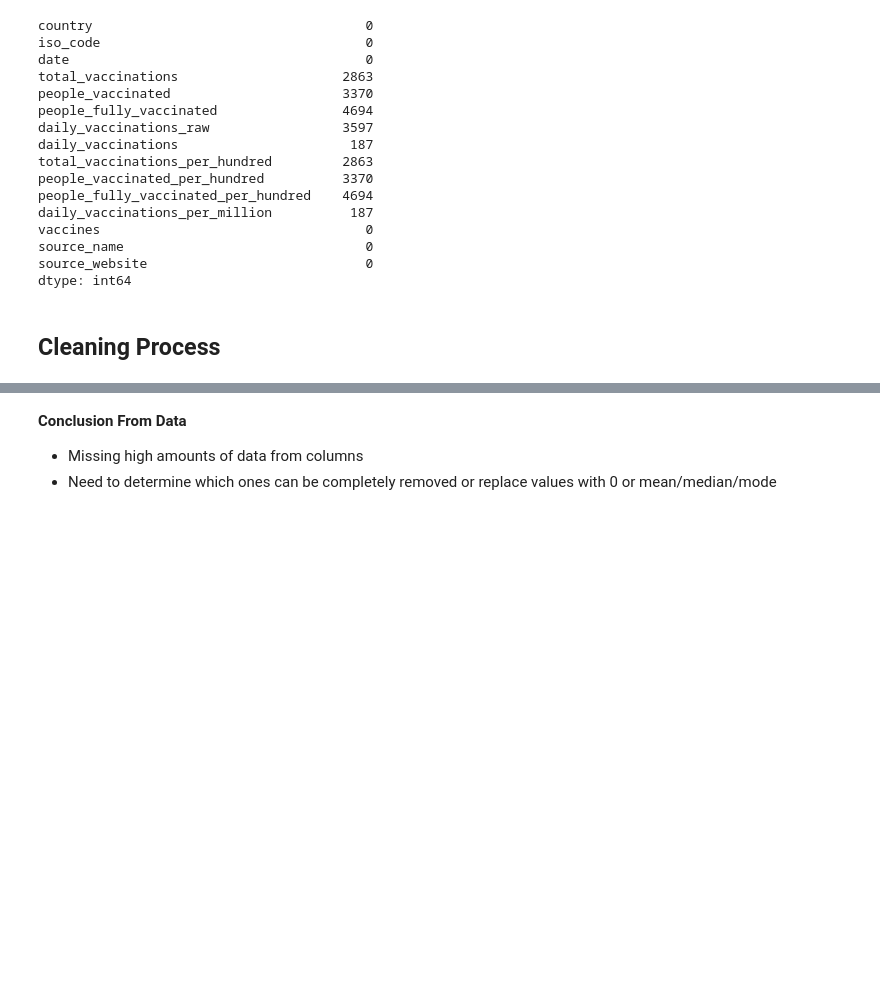
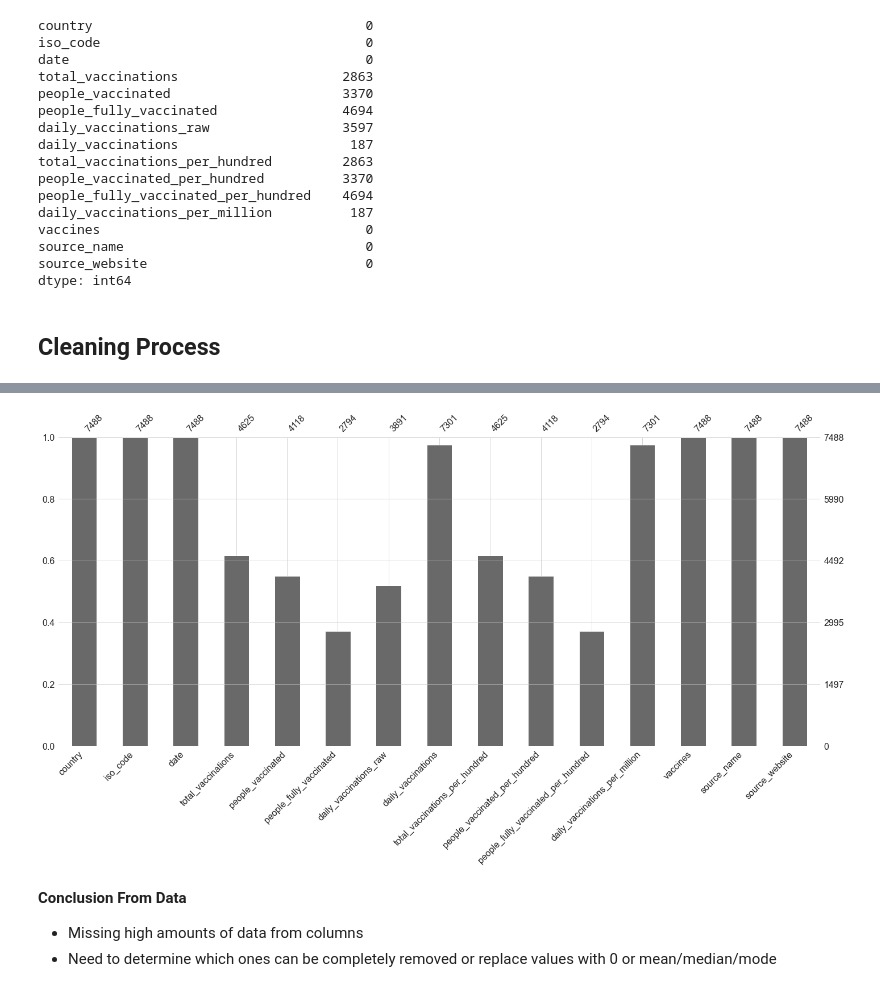
Before and after one commit to HunterKane/Covid-19-Vaccination-Progress-Analysis-, a Jupyter notebook: Covid-19 Vaccinated Countries Analysis .ipynb, the cells around one changed output, grey strips where cells are left out. Drawn from its saved outputs; the diff is of its cells as text; code cells hidden in the pictures; blank space fills up the shorter version.

```diff
--- a/Covid-19 Vaccinated Countries Analysis .ipynb
+++ b/Covid-19 Vaccinated Countries Analysis .ipynb
@@ -104,3 +122,9 @@ sns.heatmap(covid_df.isnull(), cbar=False)
+# %%
+# Check missing data with missingno
+
+missingno.bar(covid_df);
+# %% [output]
+[figure, added]
 # %% [markdown]
 __Conclusion From Data__
 
```
Also changed, not shown: parts of 24 cells of this notebook.
